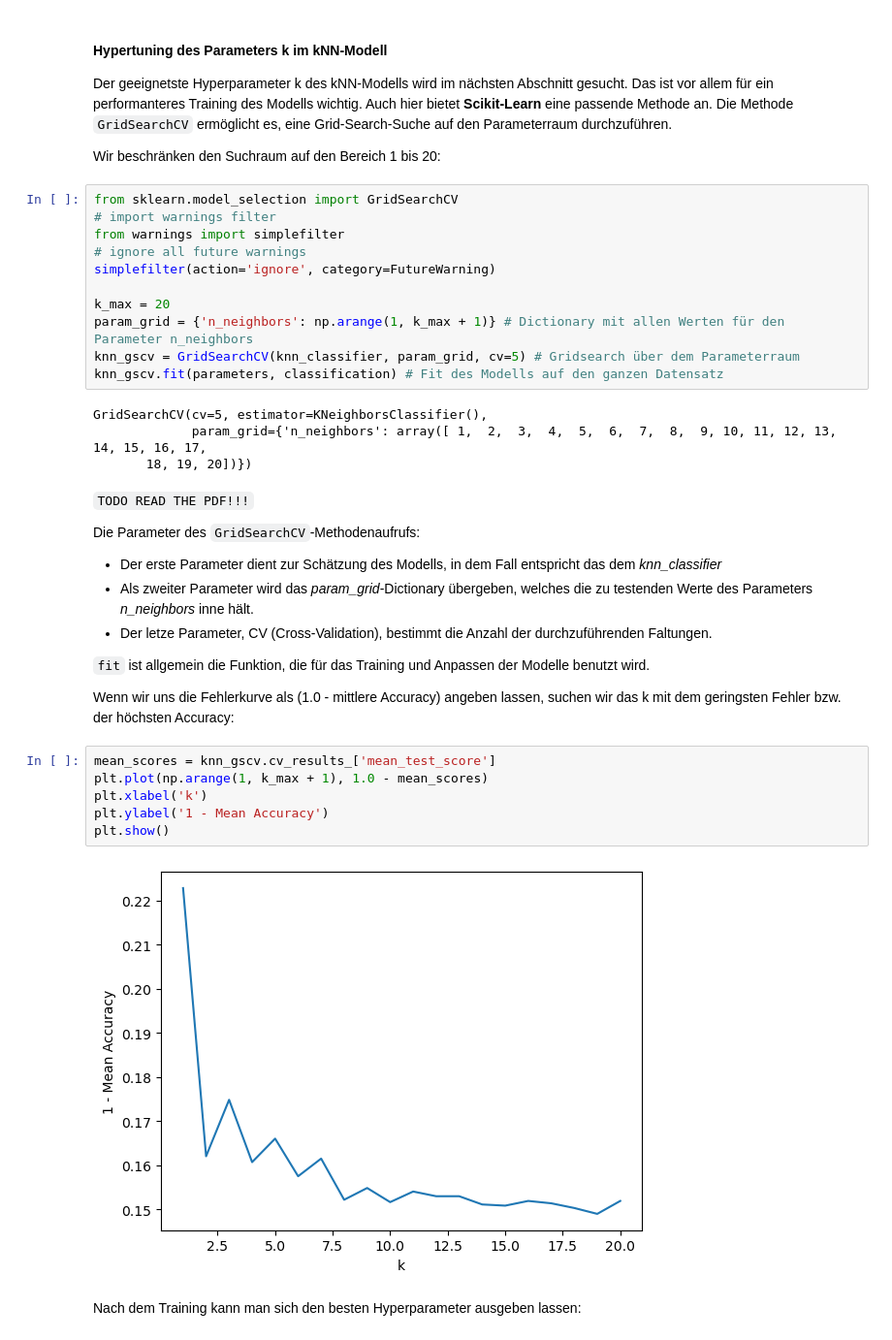
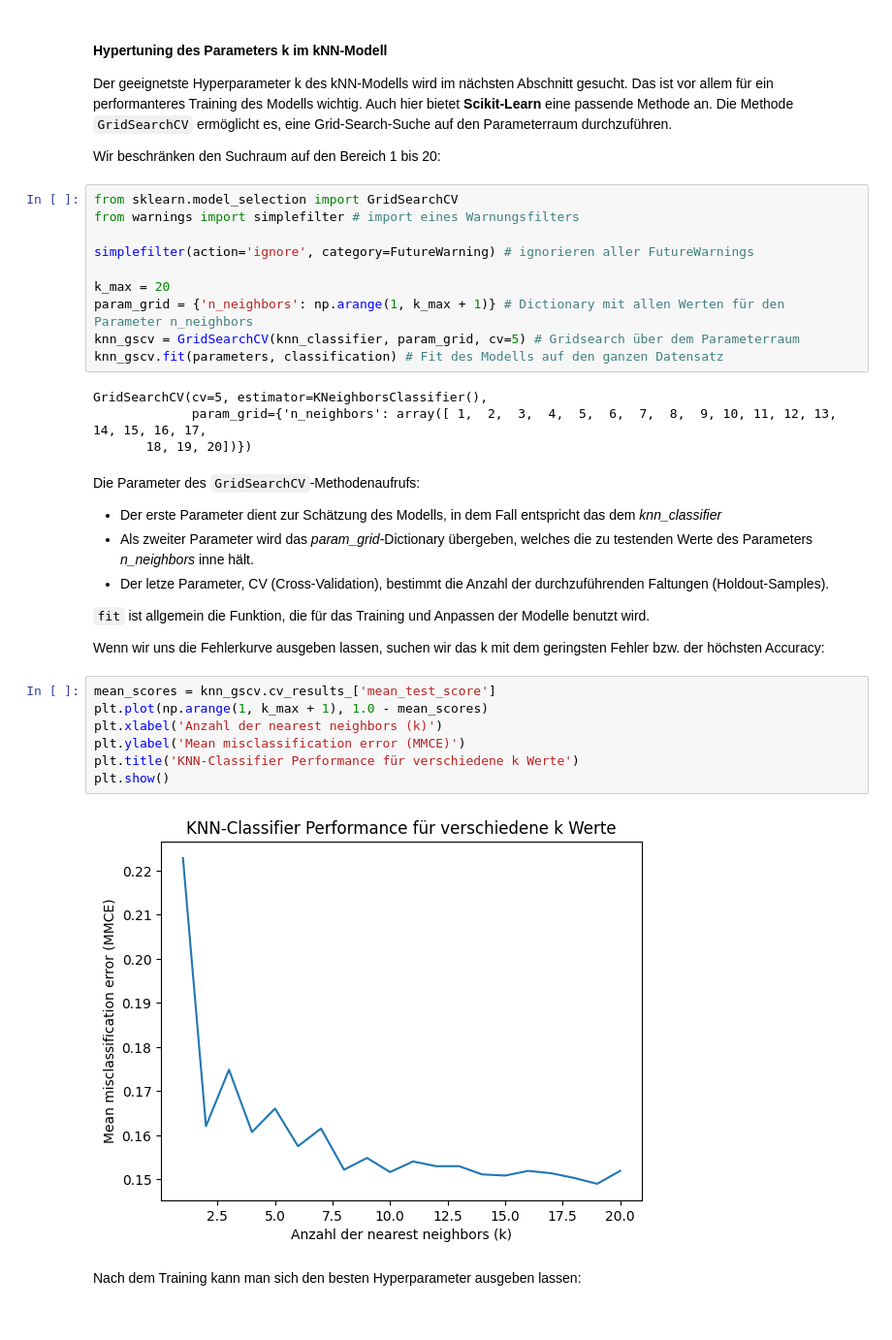
Before and after one commit to carrawao/ML_Supervised, a Jupyter notebook: __init__.ipynb, the cells around one changed output. Shown at 97% size. Drawn from its saved outputs; the diff is of its cells as text.

```diff
--- a/__init__.ipynb
+++ b/__init__.ipynb
@@ -141,10 +153,9 @@ Der geeignetste Hyperparameter k des kNN-Modells wird im nächsten Abschnitt ges
 Wir beschränken den Suchraum auf den Bereich 1 bis 20:
 # %%
 from sklearn.model_selection import GridSearchCV
-# import warnings filter
-from warnings import simplefilter
-# ignore all future warnings
-simplefilter(action='ignore', category=FutureWarning)
+from warnings import simplefilter # import eines Warnungsfilters
+
+simplefilter(action='ignore', category=FutureWarning) # ignorieren aller FutureWarnings
 
 k_max = 20
 param_grid = {'n_neighbors': np.arange(1, k_max + 1)} # Dictionary mit allen Werten für den Parameter n_neighbors
@@ -155,28 +166,27 @@ GridSearchCV(cv=5, estimator=KNeighborsClassifier(),
              param_grid={'n_neighbors': array([ 1,  2,  3,  4,  5,  6,  7,  8,  9, 10, 11, 12, 13, 14, 15, 16, 17,
        18, 19, 20])})
 # %% [markdown]
-`TODO READ THE PDF!!!`
-
 Die Parameter des `GridSearchCV`-Methodenaufrufs:
 
 * Der erste Parameter dient zur Schätzung des Modells, in dem Fall entspricht das dem *knn_classifier*
 * Als zweiter Parameter wird das *param_grid*-Dictionary übergeben, welches die zu testenden Werte des Parameters *n_neighbors* inne hält.
-* Der letze Parameter, CV (Cross-Validation), bestimmt die Anzahl der durchzuführenden Faltungen.
+* Der letze Parameter, CV (Cross-Validation), bestimmt die Anzahl der durchzuführenden Faltungen (Holdout-Samples).
 
 
 
 
 `fit` ist allgemein die Funktion, die für das Training und Anpassen der Modelle benutzt wird.
 
-Wenn wir uns die Fehlerkurve als (1.0 - mittlere Accuracy) angeben lassen, suchen wir das k mit dem geringsten Fehler bzw. der höchsten Accuracy:
+Wenn wir uns die Fehlerkurve ausgeben lassen, suchen wir das k mit dem geringsten Fehler bzw. der höchsten Accuracy:
 # %%
 mean_scores = knn_gscv.cv_results_['mean_test_score']
 plt.plot(np.arange(1, k_max + 1), 1.0 - mean_scores)
-plt.xlabel('k')
-plt.ylabel('1 - Mean Accuracy')
+plt.xlabel('Anzahl der nearest neighbors (k)')
+plt.ylabel('Mean misclassification error (MMCE)')
+plt.title('KNN-Classifier Performance für verschiedene k Werte')
 plt.show()
 # %% [output]
-[figure, old version]
+[figure, new version]
 # %% [markdown]
 Nach dem Training kann man sich den besten Hyperparameter ausgeben lassen:
 # %%
```
Also changed, not shown: parts of 58 cells of this notebook.
